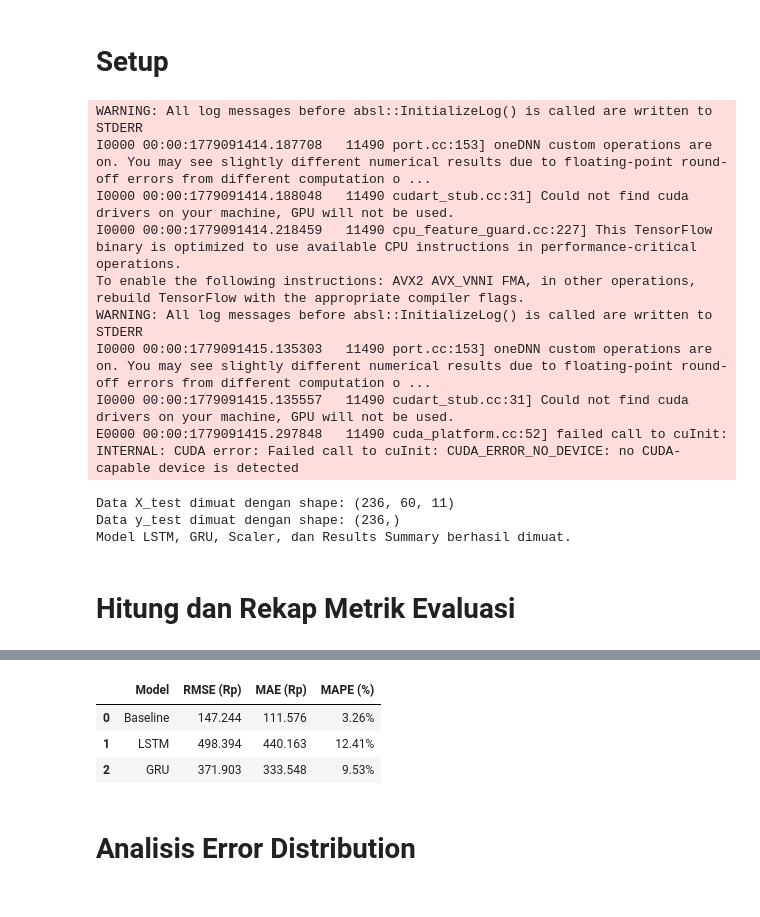
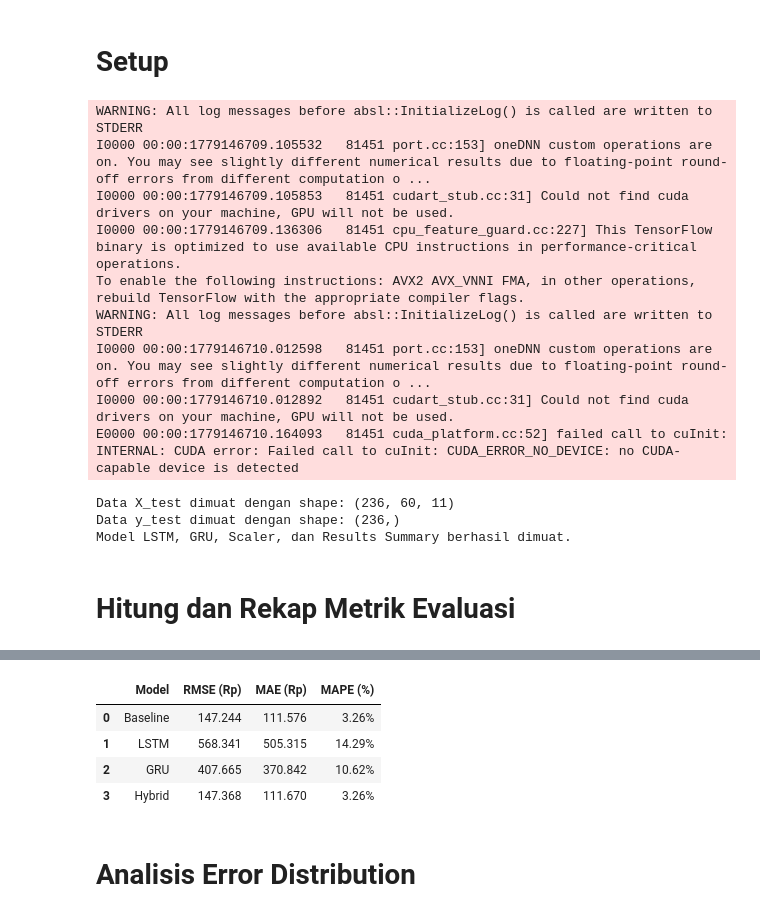
Before and after one commit to Muba-rakk/uas-prediksi-saham, a Jupyter notebook: notebooks/04_evaluasi.ipynb, the cells around one changed output, grey strips where cells are left out. Cells and saved outputs as stored; diff of their text form; code cells hidden in the pictures.

```diff
--- a/notebooks/04_evaluasi.ipynb
+++ b/notebooks/04_evaluasi.ipynb
@@ -34,6 +34,9 @@ with open(MODELS_DIR / 'scaler_y.pkl', 'rb') as f:
 # Load Model Deep Learning (JANGAN training ulang)
 model_lstm = load_model(MODELS_DIR / 'lstm_antam.h5', compile=False)
 model_gru = load_model(MODELS_DIR / 'gru_antam.h5', compile=False)
+model_gru_hybrid = load_model(MODELS_DIR / 'gru_residual_antam.h5', compile=False)
+with open(MODELS_DIR / 'baseline_model.pkl', 'rb') as f:
+    model_baseline = pickle.load(f)
 
 # Load Hasil Metrik
 with open(MODELS_DIR / 'results_summary.json', 'r') as f:
@@ -55,14 +58,14 @@ print(f"Data y_test dimuat dengan shape: {y_test.shape}")
 print("Model LSTM, GRU, Scaler, dan Results Summary berhasil dimuat.")
 # %% [output]
 WARNING: All log messages before absl::InitializeLog() is called are written to STDERR
-I0000 00:00:1779091414.187708   11490 port.cc:153] oneDNN custom operations are on. You may see slightly different numerical results due to floating-point round-off errors from different computation o ...
-I0000 00:00:1779091414.188048   11490 cudart_stub.cc:31] Could not find cuda drivers on your machine, GPU will not be used.
-I0000 00:00:1779091414.218459   11490 cpu_feature_guard.cc:227] This TensorFlow binary is optimized to use available CPU instructions in performance-critical operations.
+I0000 00:00:1779146709.105532   81451 port.cc:153] oneDNN custom operations are on. You may see slightly different numerical results due to floating-point round-off errors from different computation o ...
+I0000 00:00:1779146709.105853   81451 cudart_stub.cc:31] Could not find cuda drivers on your machine, GPU will not be used.
+I0000 00:00:1779146709.136306   81451 cpu_feature_guard.cc:227] This TensorFlow binary is optimized to use available CPU instructions in performance-critical operations.
 To enable the following instructions: AVX2 AVX_VNNI FMA, in other operations, rebuild TensorFlow with the appropriate compiler flags.
 WARNING: All log messages before absl::InitializeLog() is called are written to STDERR
-I0000 00:00:1779091415.135303   11490 port.cc:153] oneDNN custom operations are on. You may see slightly different numerical results due to floating-point round-off errors from different computation o ...
-I0000 00:00:1779091415.135557   11490 cudart_stub.cc:31] Could not find cuda drivers on your machine, GPU will not be used.
-E0000 00:00:1779091415.297848   11490 cuda_platform.cc:52] failed call to cuInit: INTERNAL: CUDA error: Failed call to cuInit: CUDA_ERROR_NO_DEVICE: no CUDA-capable device is detected
+I0000 00:00:1779146710.012598   81451 port.cc:153] oneDNN custom operations are on. You may see slightly different numerical results due to floating-point round-off errors from different computation o ...
+I0000 00:00:1779146710.012892   81451 cudart_stub.cc:31] Could not find cuda drivers on your machine, GPU will not be used.
+E0000 00:00:1779146710.164093   81451 cuda_platform.cc:52] failed call to cuInit: INTERNAL: CUDA error: Failed call to cuInit: CUDA_ERROR_NO_DEVICE: no CUDA-capable device is detected
 Data X_test dimuat dengan shape: (236, 60, 11)
 Data y_test dimuat dengan shape: (236,)
 Model LSTM, GRU, Scaler, dan Results Summary berhasil dimuat.
@@ -70,7 +73,12 @@ Model LSTM, GRU, Scaler, dan Results Summary berhasil dimuat.
 # Hitung dan Rekap Metrik Evaluasi
 # %%
 # Prediksi model Baseline (di-load dari npy)
-y_pred_baseline = np.load(PROCESSED_DIR / 'y_pred_baseline_inv.npy')
+X_test_2d = X_test.reshape(X_test.shape[0], -1)
+y_pred_baseline_scaled = model_baseline.predict(X_test_2d)
+y_pred_baseline = scaler_y.inverse_transform(y_pred_baseline_scaled.reshape(-1, 1)).flatten()
+y_pred_hybrid_residual_scaled = model_gru_hybrid.predict(X_test).flatten()
+y_pred_hybrid_scaled = y_pred_baseline_scaled + y_pred_hybrid_residual_scaled
+y_pred_hybrid = scaler_y.inverse_transform(y_pred_hybrid_scaled.reshape(-1, 1)).flatten()
 
 # Prediksi Deep Learning pada test set & Inverse Transform
 y_pred_lstm_scaled = model_lstm.predict(X_test)
@@ -90,13 +98,14 @@ def calculate_metrics(y_true, y_pred):
 metrics_baseline = calculate_metrics(y_actual, y_pred_baseline)
 metrics_lstm = calculate_metrics(y_actual, y_pred_lstm)
 metrics_gru = calculate_metrics(y_actual, y_pred_gru)
+metrics_hybrid = calculate_metrics(y_actual, y_pred_hybrid)
 
 # Buat DataFrame
 df_metrics = pd.DataFrame({
-    'Model': ['Baseline', 'LSTM', 'GRU'],
-    'RMSE (Rp)': [metrics_baseline['RMSE'], metrics_lstm['RMSE'], metrics_gru['RMSE']],
-    'MAE (Rp)': [metrics_baseline['MAE'], metrics_lstm['MAE'], metrics_gru['MAE']],
-    'MAPE (%)': [metrics_baseline['MAPE (%)'], metrics_lstm['MAPE (%)'], metrics_gru['MAPE (%)']]
+    'Model': ['Baseline', 'LSTM', 'GRU', 'Hybrid'],
+    'RMSE (Rp)': [metrics_baseline['RMSE'], metrics_lstm['RMSE'], metrics_gru['RMSE'], metrics_hybrid['RMSE']],
+    'MAE (Rp)': [metrics_baseline['MAE'], metrics_lstm['MAE'], metrics_gru['MAE'], metrics_hybrid['MAE']],
+    'MAPE (%)': [metrics_baseline['MAPE (%)'], metrics_lstm['MAPE (%)'], metrics_gru['MAPE (%)'], metrics_hybrid['MAPE (%)']]
 })
 
 print("=== Tabel Metrik Final (X_test) ===")
@@ -118,8 +122,9 @@ display(df_metrics.style.format({
 === Tabel Metrik Final (X_test) ===
 |  | Model | RMSE (Rp) | MAE (Rp) | MAPE (%) |
 | 0 | Baseline | 147.244 | 111.576 | 3.26% |
-| 1 | LSTM | 498.394 | 440.163 | 12.41% |
-| 2 | GRU | 371.903 | 333.548 | 9.53% |
+| 1 | LSTM | 568.341 | 505.315 | 14.29% |
+| 2 | GRU | 407.665 | 370.842 | 10.62% |
+| 3 | Hybrid | 147.368 | 111.670 | 3.26% |
 # %% [markdown]
 # Analisis Error Distribution
 # %%
```
Also changed, not shown: parts of 4 cells of this notebook, 2 other files.
